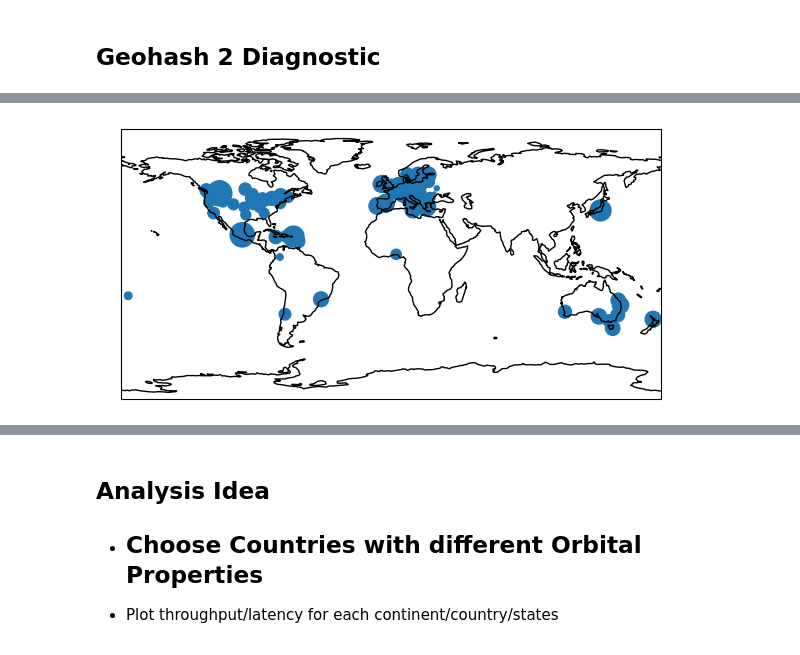
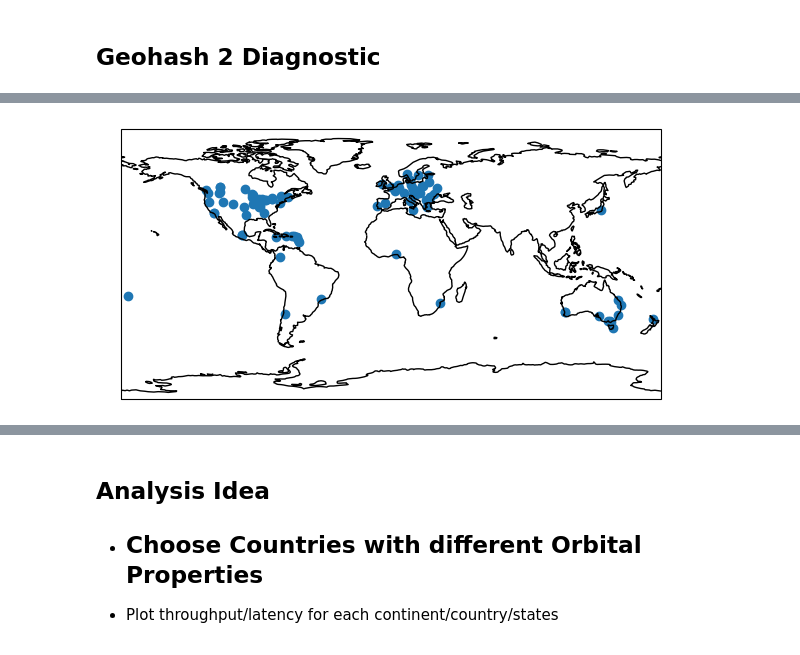
Before and after one commit to Rakagami/datascience_satellites_and_me, a Jupyter notebook: mlab.ipynb, the cells around one changed output, grey strips where cells are left out. Cells and saved outputs as stored; diff of their text form; code cells hidden in the pictures.

```diff
--- a/mlab.ipynb
+++ b/mlab.ipynb
@@ -111,9 +101,13 @@ import matplotlib.pyplot as plt
 # %%
+def get_sizes(df):
+    tp_max = df["avg_meanthroughputmbps"].max()
+    tp_min = df["avg_meanthroughputmbps"].min()
+    sizes = [50*(np.exp(((tp - tp_min)/(tp_max - tp_min)) * 2 ) - 1) + 4 for tp in df["avg_meanthroughputmbps"]]
+    return sizes
+
 import geohash
 import numpy as np
 import cartopy.crs as ccrs
-
-#ndt7_df = ndt7_df[:10]
 
 points = [geohash.decode(gh) for gh in ndt7_df.index]
 points = np.array(points)
@@ -129,36 +123,31 @@ def visualize_cords(points, sizes, show=True, ax=None, color="blue"):
         ax = plt.axes(projection=ccrs.PlateCarree())
         # xticks color white
         plt.xticks(color='w')
 
         # yticks color white
         plt.yticks(color='w')
         #ax.stock_img()
         ax.set_extent((-180, 180, -90, 90))
         ax.coastlines()
         #ax.axis("off")
         #ax.yaxis.set_visible(False)
 
     latitude, longitude = points[:, 1], points[:, 0]
     plt.scatter(latitude, longitude,
-     s=sizes,
      transform=ccrs.PlateCarree(),
      )
 
     if(show):
         plt.tight_layout()
         plt.savefig("mlab_meanthroughput_starlink_map.pdf")
         plt.show()
 
 visualize_cords(points, sizes)
 
-# [x] Remove Colors
-# [x] Look into dot on left side. Country of Tonga
 # Seperate Plots:
   # CDF of 5 different continents (Asia, Europe, North America, South America, Africa, Oceania)
     # Meanthroughput in Mbps
     # MinRTT
     # Lossrate
-# [x] Is Japan the only Asian country where Starlink is operating?
-  # Yes, see https://www.starlink.com/map
 # %% [output]
-[figure, old version]
+[figure, new version]
```
Also changed, not shown: parts of 23 cells of this notebook.
